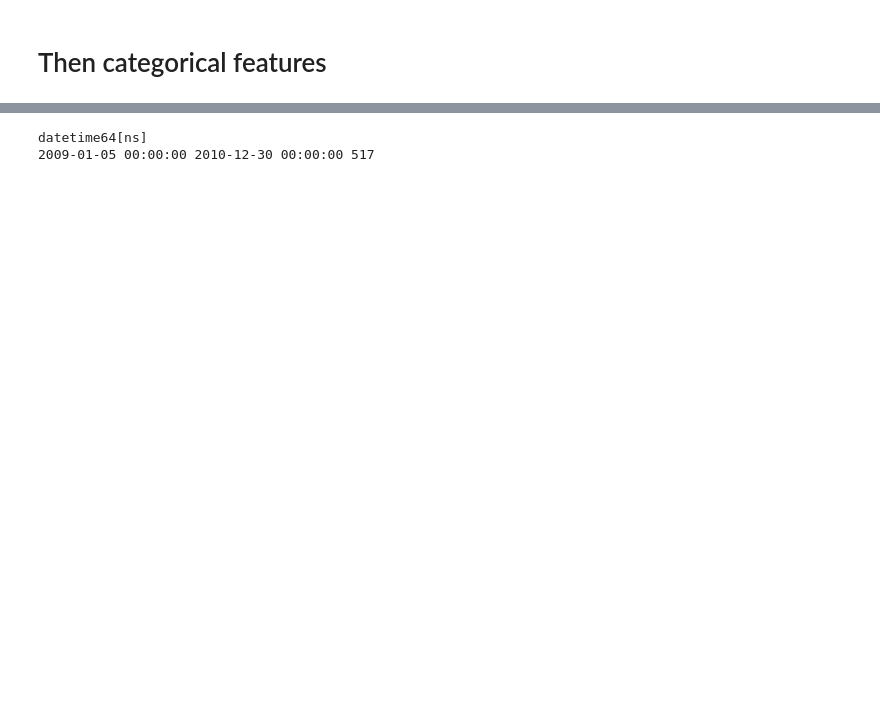
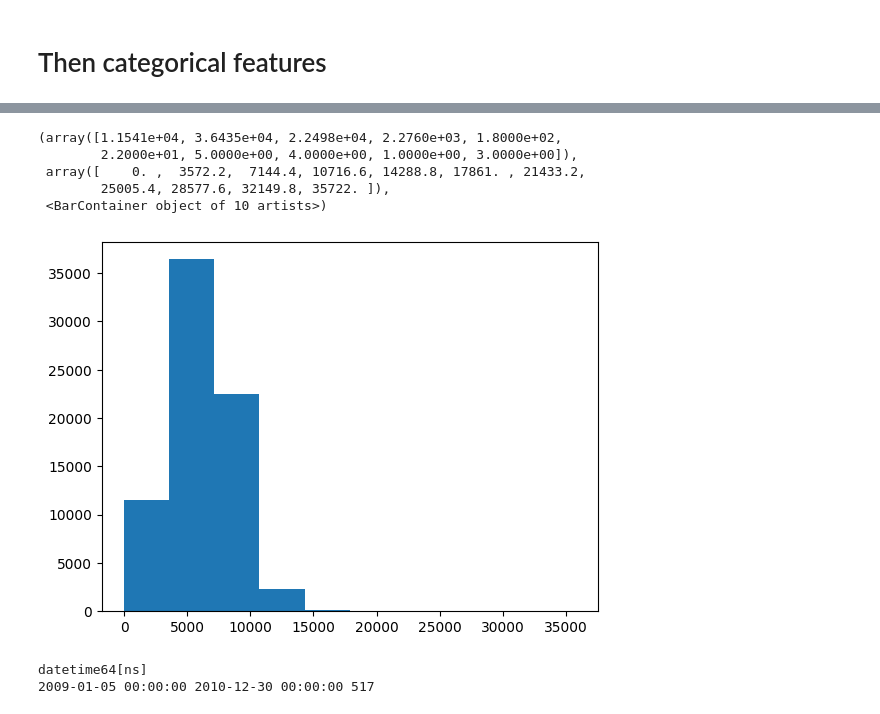
Before and after one commit to guanwang19/auction_prediction, a Jupyter notebook: dont_get_kicked.ipynb, the cells around one changed output, grey strips where cells are left out. Saved outputs shown, nothing was run; the diff lists cells and outputs as text; code cells hidden in the pictures; blank space fills up the shorter version.

```diff
--- a/dont_get_kicked.ipynb
+++ b/dont_get_kicked.ipynb
@@ -122 +196,10 @@ Index(['PurchDate', 'Auction', 'Make', 'Model', 'Trim', 'SubModel', 'Color',
+# %%
+plt.hist(df['MMRAcquisitionAuctionAveragePrice']) # not as good as df['MMRAcquisitionAuctionAveragePrice'].hist()
+# %% [output]
+(array([1.1541e+04, 3.6435e+04, 2.2498e+04, 2.2760e+03, 1.8000e+02,
+        2.2000e+01, 5.0000e+00, 4.0000e+00, 1.0000e+00, 3.0000e+00]),
+ array([    0. ,  3572.2,  7144.4, 10716.6, 14288.8, 17861. , 21433.2,
+        25005.4, 28577.6, 32149.8, 35722. ]),
+ <BarContainer object of 10 artists>)
+[figure, added]
 # %%
```
Also changed, not shown: parts of 64 cells of this notebook, 6 other files.
